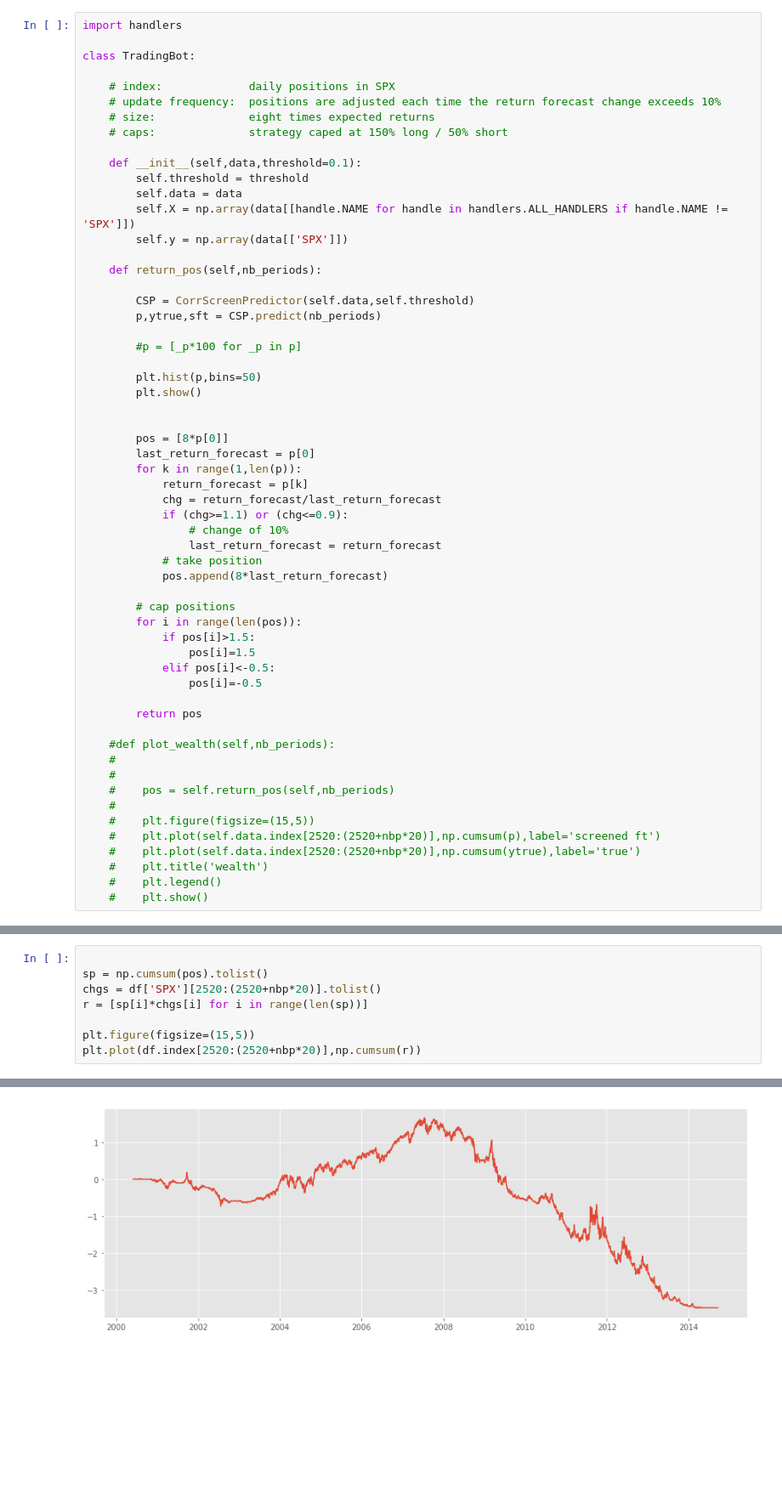
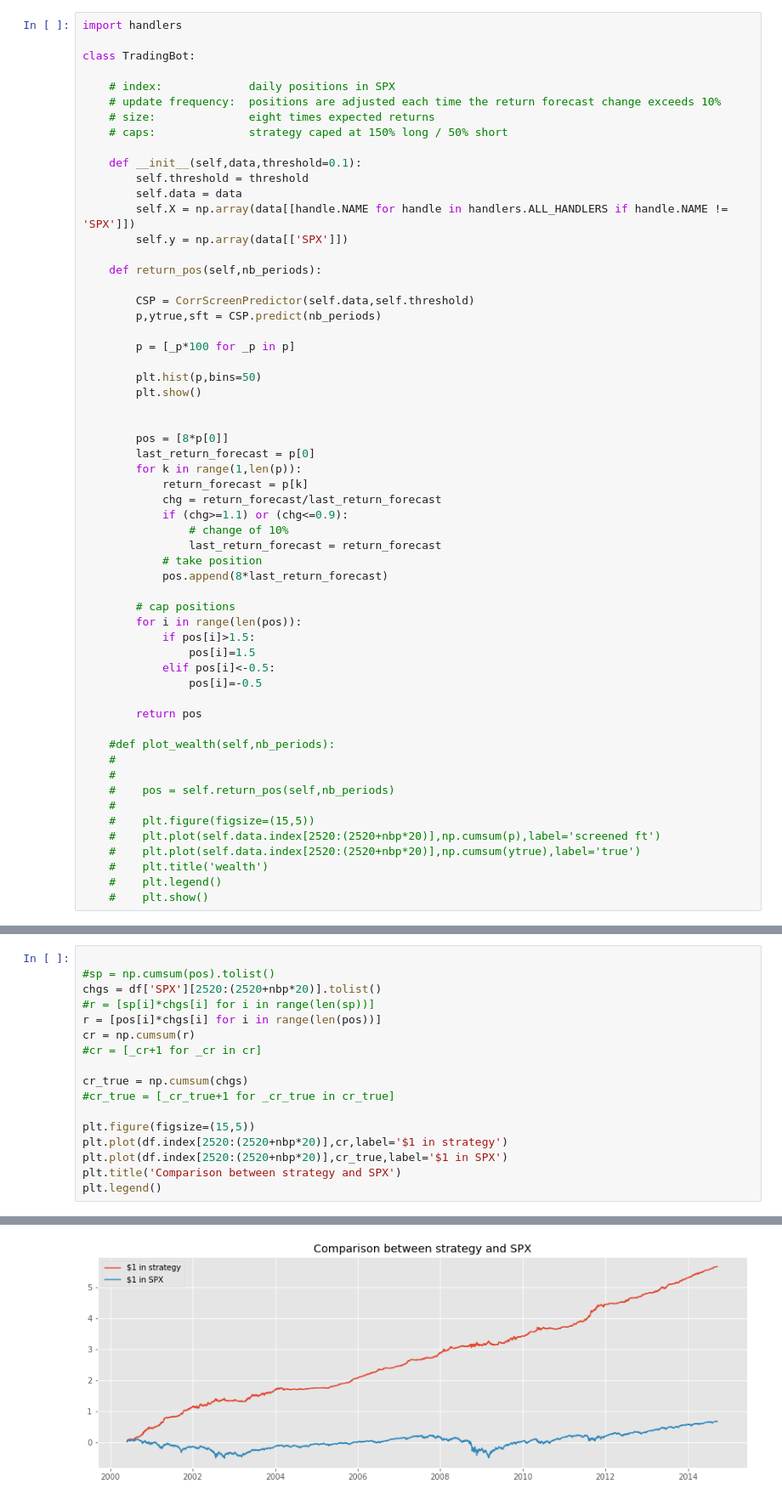
Before and after one commit to rmfeng/dsqfltproject, a Jupyter notebook: corr_screening_regression.ipynb, the cells around one changed output, grey strips where cells are left out. Shown at 85% size. Drawn from its saved outputs; the diff is of its cells as text; blank space fills up the shorter version.

```diff
--- a/corr_screening_regression.ipynb
+++ b/corr_screening_regression.ipynb
@@ -87,7 +88,7 @@ class TradingBot:
         CSP = CorrScreenPredictor(self.data,self.threshold)
         p,ytrue,sft = CSP.predict(nb_periods)
 
-        #p = [_p*100 for _p in p]
+        p = [_p*100 for _p in p]
 
         plt.hist(p,bins=50)
         plt.show()
@@ -138,9 +139,18 @@ plt.show()
 # %%
 
-sp = np.cumsum(pos).tolist()
+#sp = np.cumsum(pos).tolist()
 chgs = df['SPX'][2520:(2520+nbp*20)].tolist()
-r = [sp[i]*chgs[i] for i in range(len(sp))]
+#r = [sp[i]*chgs[i] for i in range(len(sp))]
+r = [pos[i]*chgs[i] for i in range(len(pos))]
+cr = np.cumsum(r)
+#cr = [_cr+1 for _cr in cr]
+
+cr_true = np.cumsum(chgs)
+#cr_true = [_cr_true+1 for _cr_true in cr_true]
 
 plt.figure(figsize=(15,5))
-plt.plot(df.index[2520:(2520+nbp*20)],np.cumsum(r))
+plt.plot(df.index[2520:(2520+nbp*20)],cr,label='$1 in strategy')
+plt.plot(df.index[2520:(2520+nbp*20)],cr_true,label='$1 in SPX')
+plt.title('Comparison between strategy and SPX')
+plt.legend()
 # %% [output]
@@ -148 +158 @@ plt.plot(df.index[2520:(2520+nbp*20)],np.cumsum(r))
-[figure, old version]
+[figure, new version]
```
Also changed, not shown: parts of 5 cells of this notebook, 6 other files.
